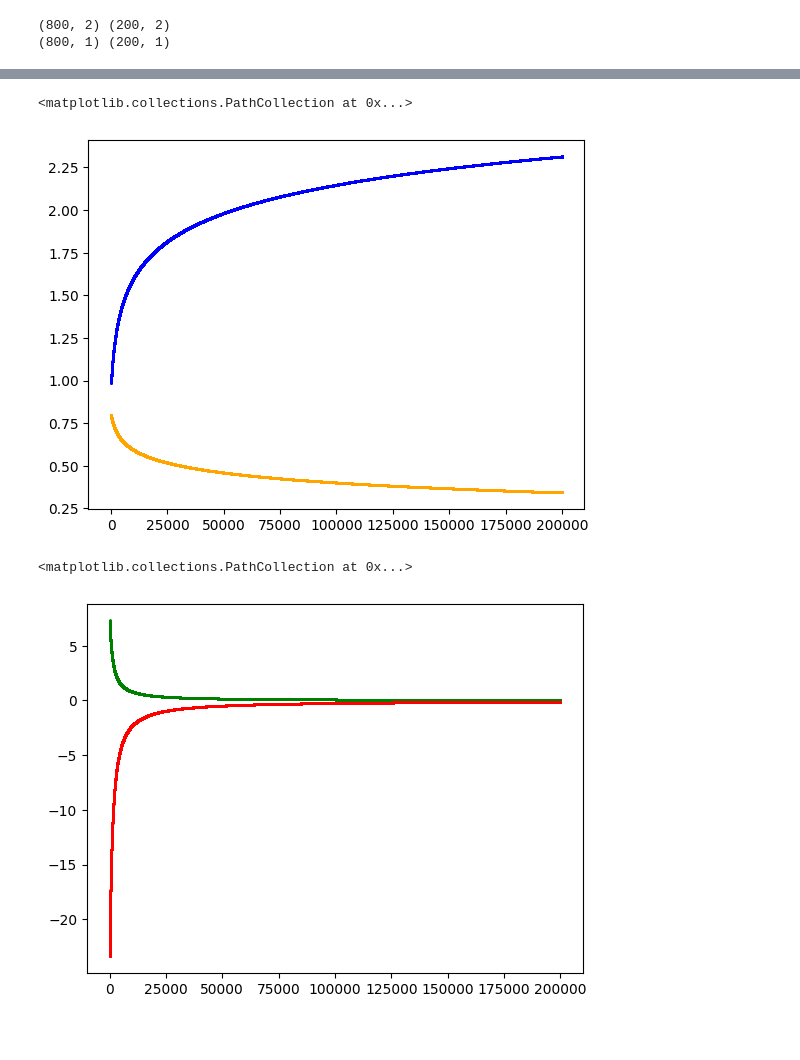
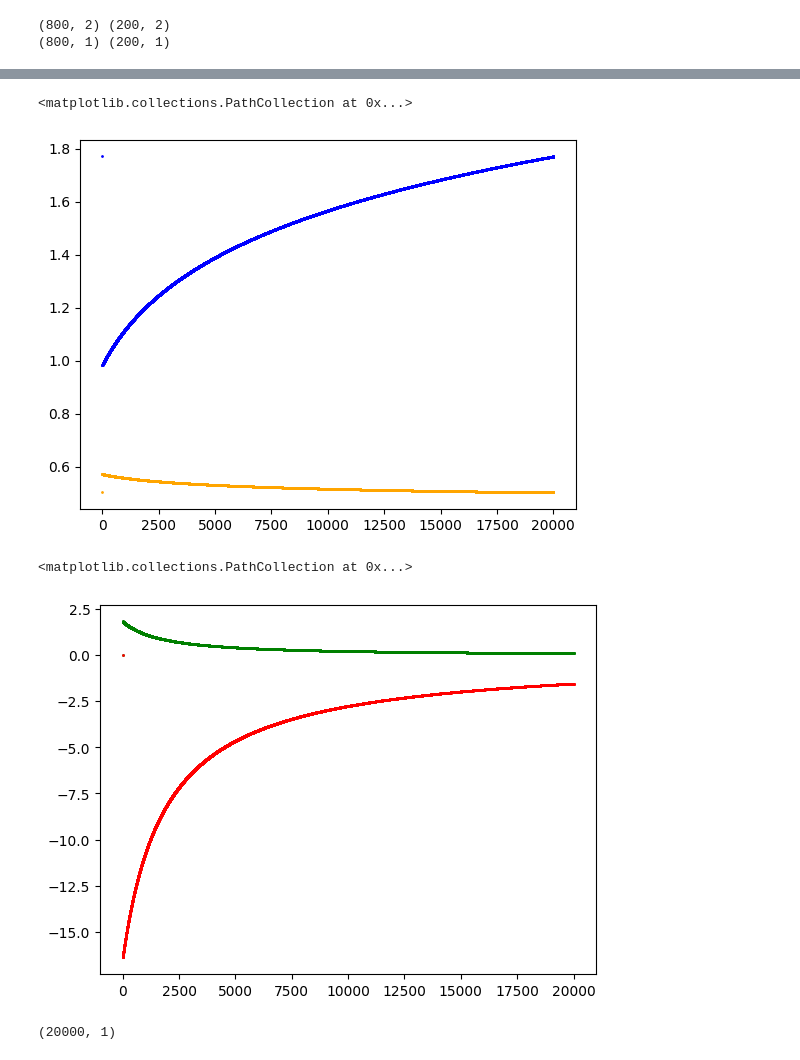
Before and after one commit to Blazkowiz47/blackbox, a Jupyter notebook: Regression/SingleNodePerceptron.ipynb, the cells around one changed output, grey strips where cells are left out. Drawn from its saved outputs; the diff is of its cells as text; code cells hidden in the pictures.

```diff
--- a/Regression/SingleNodePerceptron.ipynb
+++ b/Regression/SingleNodePerceptron.ipynb
@@ -72,21 +72,34 @@ weight : a numpy array to store weight at each iteration.
 dweight : a numpy array to store derivative weight at each iteration
 '''
 
-iteration = 200000
+iteration = 20000
+learning_rate = 0.00001
 w1,b1 = DenseLayer(2,1)
-weight = np.zeros((iteration,2))
-dweight = np.zeros((iteration,2))
+weight = [w1]
+bias = [b1]
+dweight = [np.zeros((2,1))]
+dbias = []
+da = []
+daL = []
 
 for _ in tqdm(range(iteration)):
     z1,a1=feed_forward(x_train,w1,b1,'sigmoid')
     da_next = (a1-y_train)
     dw1, db1, da1 = back_prop(x_train,w1,a1,da_next,'sigmoid')
-    w1 -= 0.00001*dw1
-    b1 -= 0.00001*db1
-    dweight[_][0] = dw1[0][0]
-    dweight[_][1] = dw1[1][0]
-    weight[_][0] = w1[0][0]
-    weight[_][1] = w1[1][0]
+    w1 -= learning_rate*dw1
+    b1 -= learning_rate*db1
+    dweight.append(dw1)
+    weight.append(w1.copy())
+    dbias.append(db1)
+    bias.append(b1.copy())
+    da.append(da1)
+    daL.append(da_next)
+
+weight = np.array(weight)
+dweight = np.array(dweight)
+dbias = np.array(dbias)
+da = np.array(da)
+daL = np.array(daL)
 # %%
 ### Prediction
 z2,y_pred = feed_forward(x_test,w1,b1,'sigmoid')
@@ -101,12 +114,16 @@ plt.show()
 # %%
-plt.scatter(np.arange(iteration), weight[:,0],c='orange',s=1) ## Plotting the sin function value
-plt.scatter(np.arange(iteration), weight[:,1],c='blue',s=1) ## Plotting the sin function value
+plt.scatter(np.arange(iteration+1), weight[:,0,0],c='orange',s=1) ## Plotting the sin function value
+plt.scatter(np.arange(iteration+1), weight[:,1,0],c='blue',s=1) ## Plotting the sin function value
 # %% [output]
 <matplotlib.collections.PathCollection at 0x...>
-[figure, old version]
+[figure, new version]
 # %%
-plt.scatter(np.arange(iteration), dweight[:,0],c='green',s=1)
-plt.scatter(np.arange(iteration), dweight[:,1],c='red',s=1)
+plt.scatter(np.arange(iteration+1), dweight[:,0,0],c='green',s=1)
+plt.scatter(np.arange(iteration+1), dweight[:,1,0],c='red',s=1)
 # %% [output]
 <matplotlib.collections.PathCollection at 0x...>
-[figure, old version]
+[figure, new version]
+# %%
+dbias.shape
+# %% [output]
+(20000, 1)
```
Also changed, not shown: parts of 4 cells of this notebook, 4 other files.
